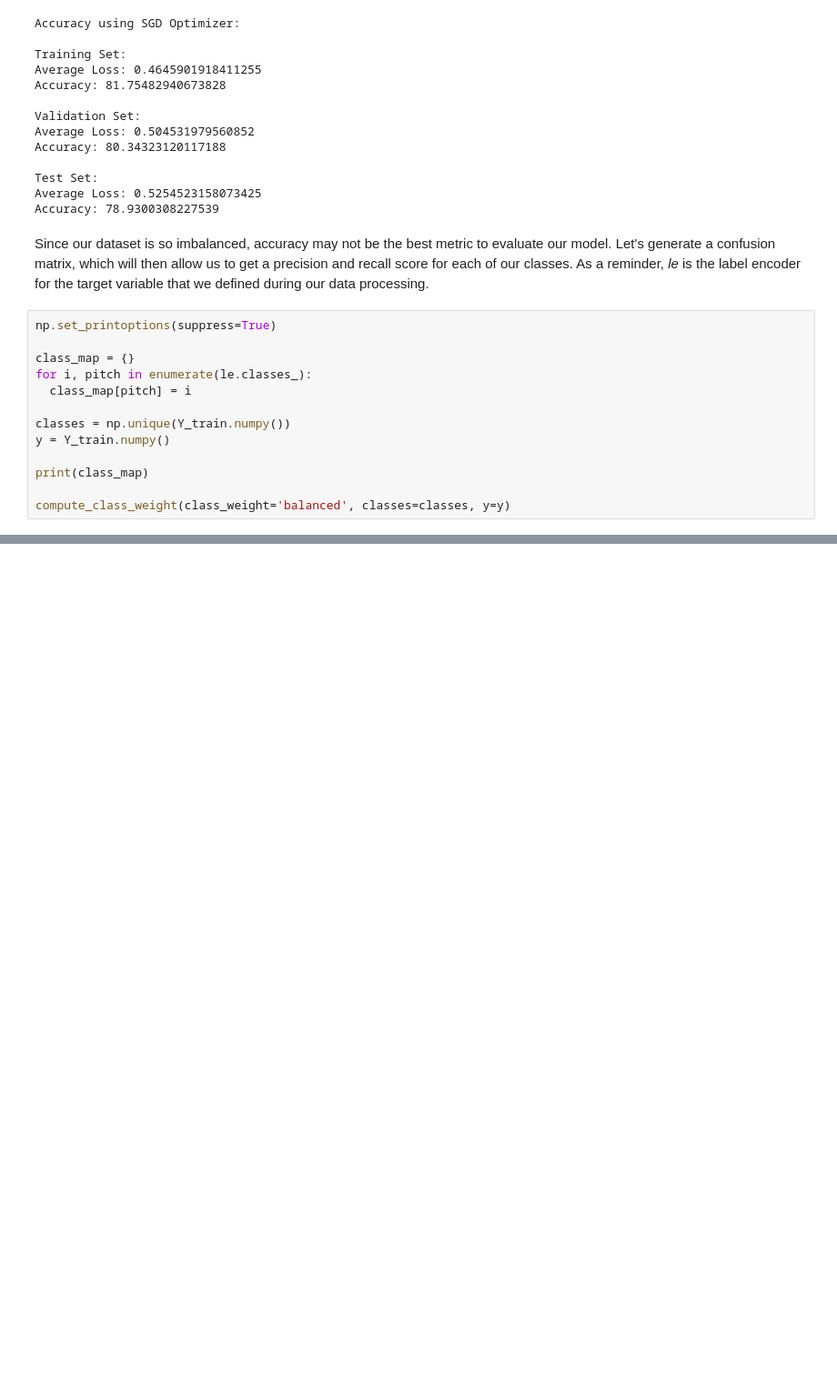
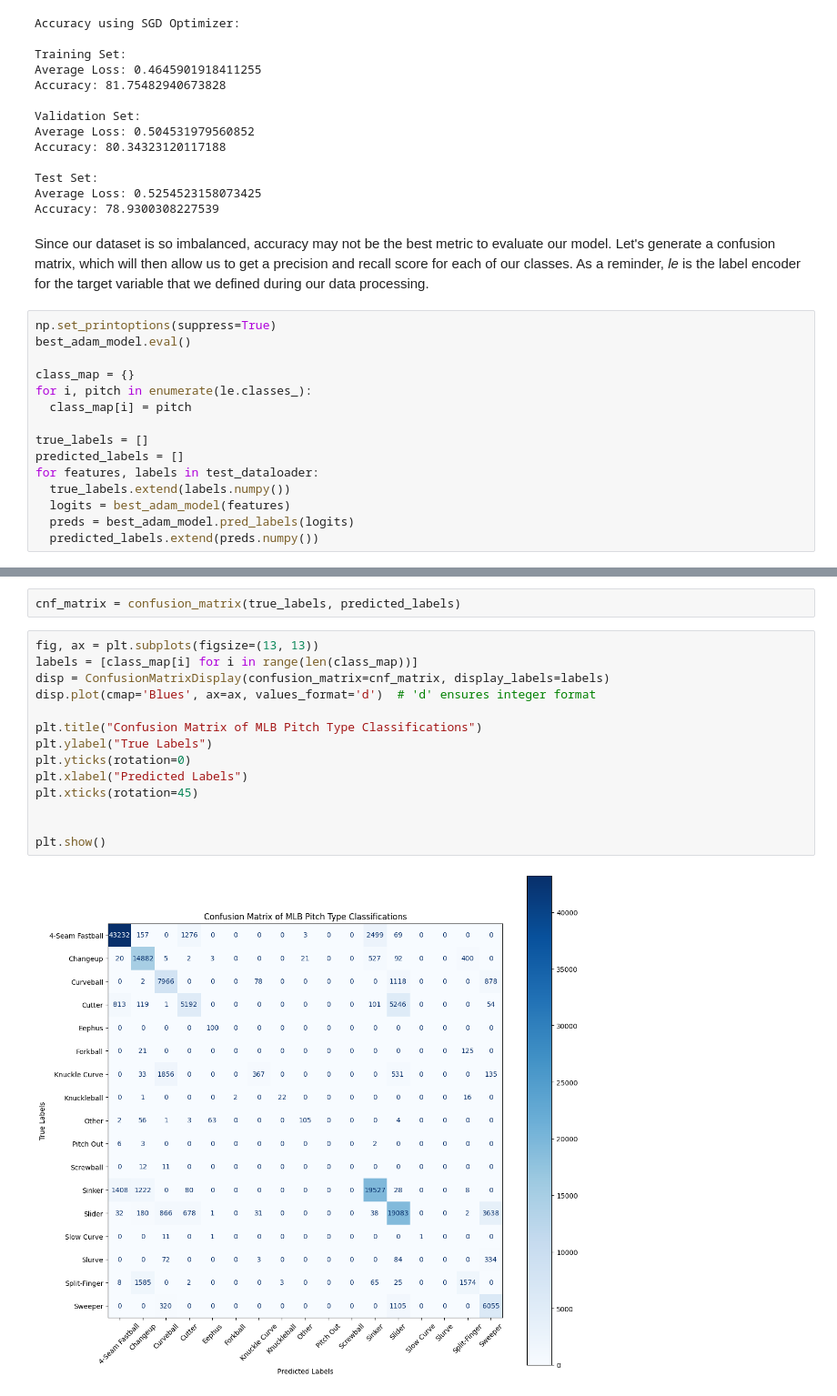
Before and after one commit to willcoomans5/mlb_predictions, a Jupyter notebook: mlb_game_data.ipynb, the cells around one changed output, grey strips where cells are left out. Shown at 91% size. Saved outputs shown, nothing was run; the diff lists cells and outputs as text; blank space fills up the shorter version.

Commit message:
Add confusion matrix for test classifications

```diff
--- a/mlb_game_data.ipynb
+++ b/mlb_game_data.ipynb
@@ -683,14 +687,16 @@ Accuracy: 78.9300308227539
 Since our dataset is so imbalanced, accuracy may not be the best metric to evaluate our model. Let's generate a confusion matrix, which will then allow us to get a precision and recall score for each of our classes. As a reminder, *le* is the label encoder for the target variable that we defined during our data processing.
 # %%
 np.set_printoptions(suppress=True)
+best_adam_model.eval()
 
 class_map = {}
 for i, pitch in enumerate(le.classes_):
-  class_map[pitch] = i
+  class_map[i] = pitch
 
-classes = np.unique(Y_train.numpy())
-y = Y_train.numpy()
-
-print(class_map)
-
-compute_class_weight(class_weight='balanced', classes=classes, y=y)
+true_labels = []
+predicted_labels = []
+for features, labels in test_dataloader:
+  true_labels.extend(labels.numpy())
+  logits = best_adam_model(features)
+  preds = best_adam_model.pred_labels(logits)
+  predicted_labels.extend(preds.numpy())
@@ -755,0 +703,18 @@ Accuracy: 78.10001373291016
+# %%
+cnf_matrix = confusion_matrix(true_labels, predicted_labels)
+# %%
+fig, ax = plt.subplots(figsize=(13, 13))
+labels = [class_map[i] for i in range(len(class_map))]
+disp = ConfusionMatrixDisplay(confusion_matrix=cnf_matrix, display_labels=labels)
+disp.plot(cmap='Blues', ax=ax, values_format='d')  # 'd' ensures integer format
+
+plt.title("Confusion Matrix of MLB Pitch Type Classifications")
+plt.ylabel("True Labels")
+plt.yticks(rotation=0)
+plt.xlabel("Predicted Labels")
+plt.xticks(rotation=45)
+
+
+plt.show()
+# %% [output]
+[figure, added]
```
Also changed, not shown: parts of 11 cells of this notebook.
